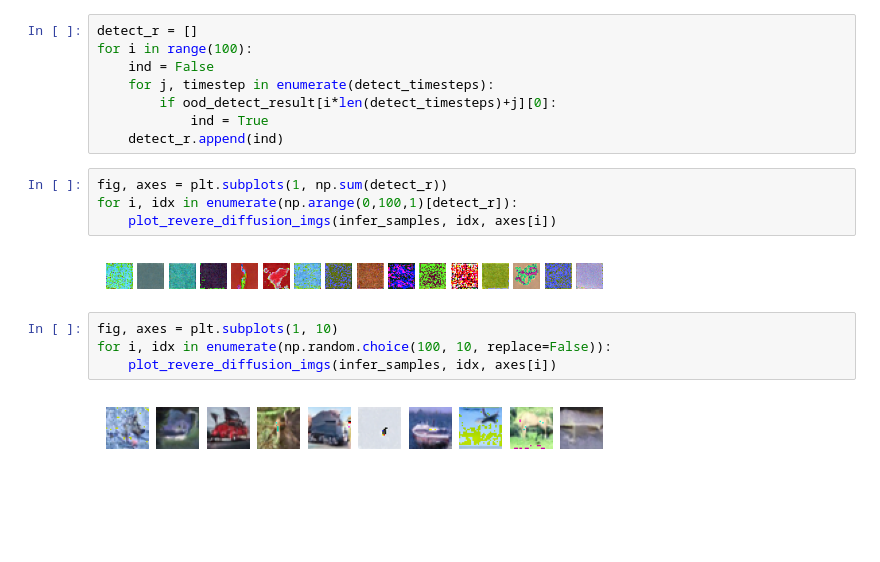
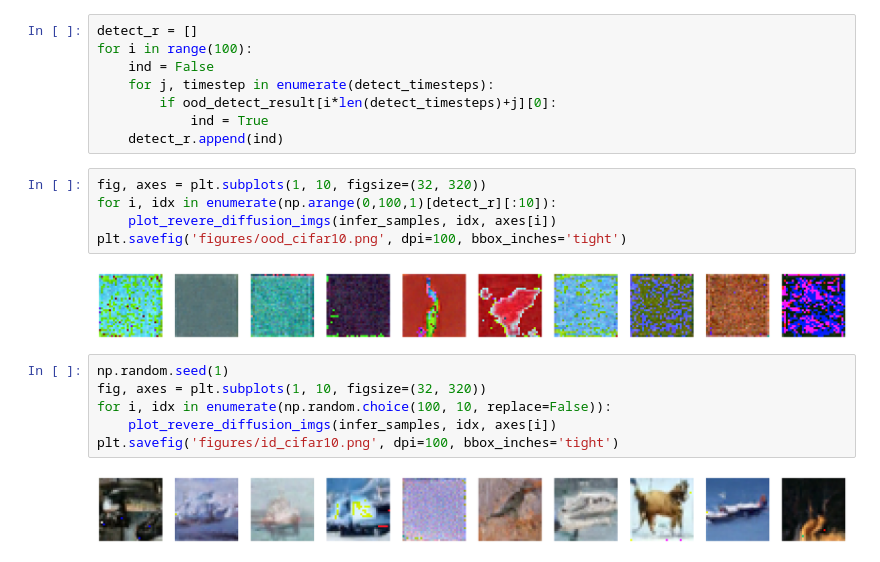
Before and after one commit to kitkatdafu/uncertainty-awared-diffusion, a Jupyter notebook: ood_samples_analysis.ipynb, the cells around one changed output. Drawn from its saved outputs; the diff is of its cells as text; blank space fills up the shorter version.

Commit message:
cifar10 images

```diff
--- a/ood_samples_analysis.ipynb
+++ b/ood_samples_analysis.ipynb
@@ -53,14 +33,17 @@ for i in range(100):
             ind = True
     detect_r.append(ind)
 # %%
-fig, axes = plt.subplots(1, np.sum(detect_r))
-for i, idx in enumerate(np.arange(0,100,1)[detect_r]):
+fig, axes = plt.subplots(1, 10, figsize=(32, 320))
+for i, idx in enumerate(np.arange(0,100,1)[detect_r][:10]):
     plot_revere_diffusion_imgs(infer_samples, idx, axes[i])
+plt.savefig('figures/ood_cifar10.png', dpi=100, bbox_inches='tight')
 # %% [output]
-[figure, old version]
+[figure, new version]
 # %%
-fig, axes = plt.subplots(1, 10)
+np.random.seed(1)
+fig, axes = plt.subplots(1, 10, figsize=(32, 320))
 for i, idx in enumerate(np.random.choice(100, 10, replace=False)):
     plot_revere_diffusion_imgs(infer_samples, idx, axes[i])
+plt.savefig('figures/id_cifar10.png', dpi=100, bbox_inches='tight')
 # %% [output]
-[figure, old version]
+[figure, new version]
```
Also changed, not shown: parts of 2 cells of this notebook, 2 other files.
